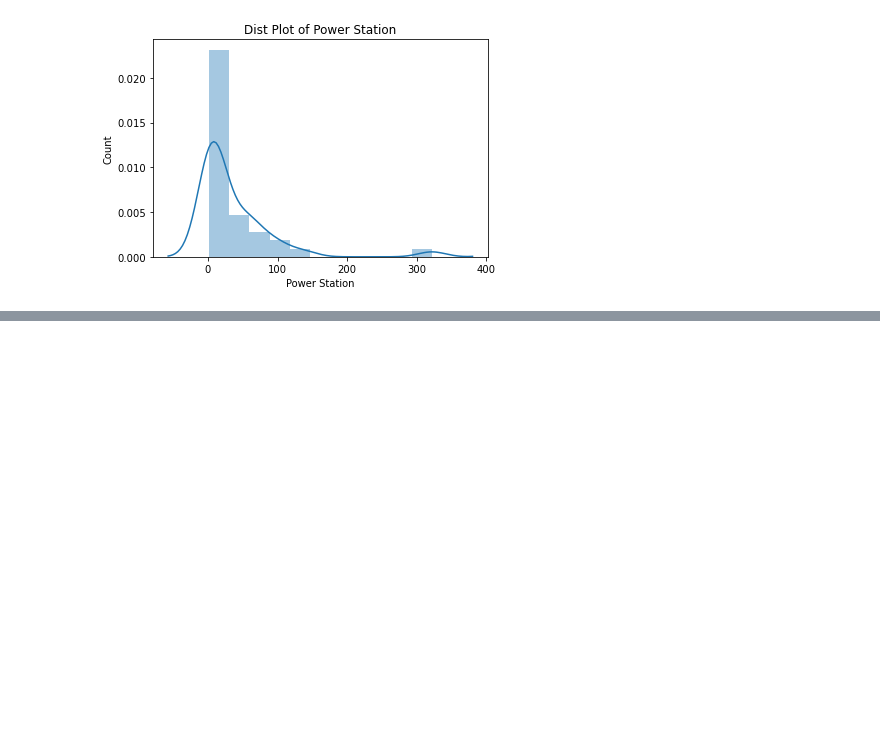
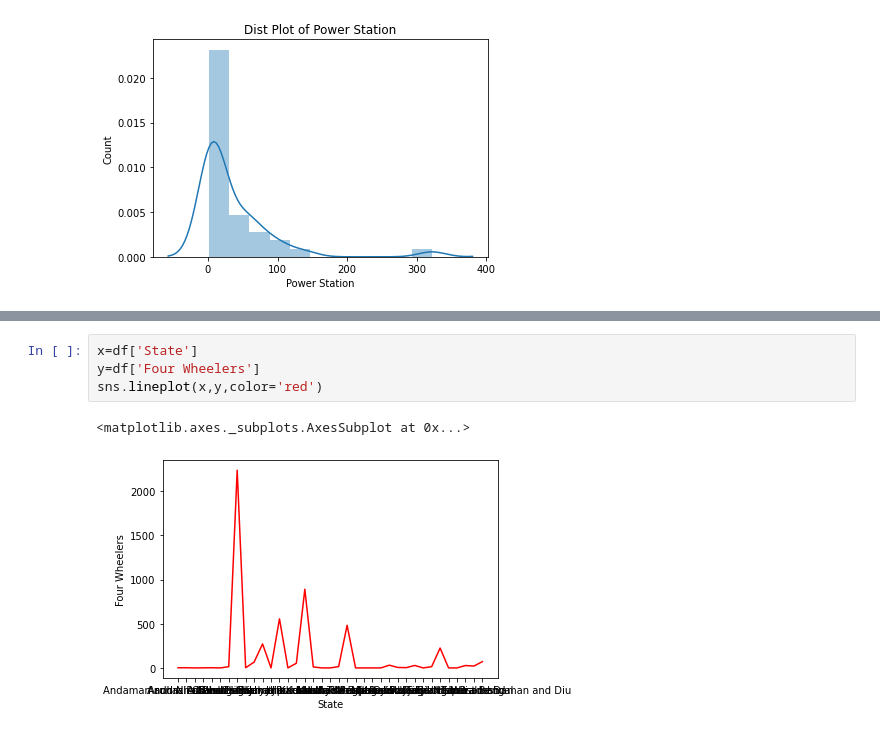
Before and after one commit to Yogeshwari-1411/Electric-Vehicle-Geographic, a Jupyter notebook: Ev_vehicle.ipynb, the cells around one changed output, grey strips where cells are left out. Drawn from its saved outputs; the diff is of its cells as text; blank space fills up the shorter version.

```diff
--- a/Ev_vehicle.ipynb
+++ b/Ev_vehicle.ipynb
@@ -168,0 +202,7 @@ plt.show()
+# %%
+x=df['State']
+y=df['Four Wheelers']
+sns.lineplot(x,y,color='red')
+# %% [output]
+<matplotlib.axes._subplots.AxesSubplot at 0x...>
+[figure, added]
```
Also changed, not shown: parts of 10 cells of this notebook.
